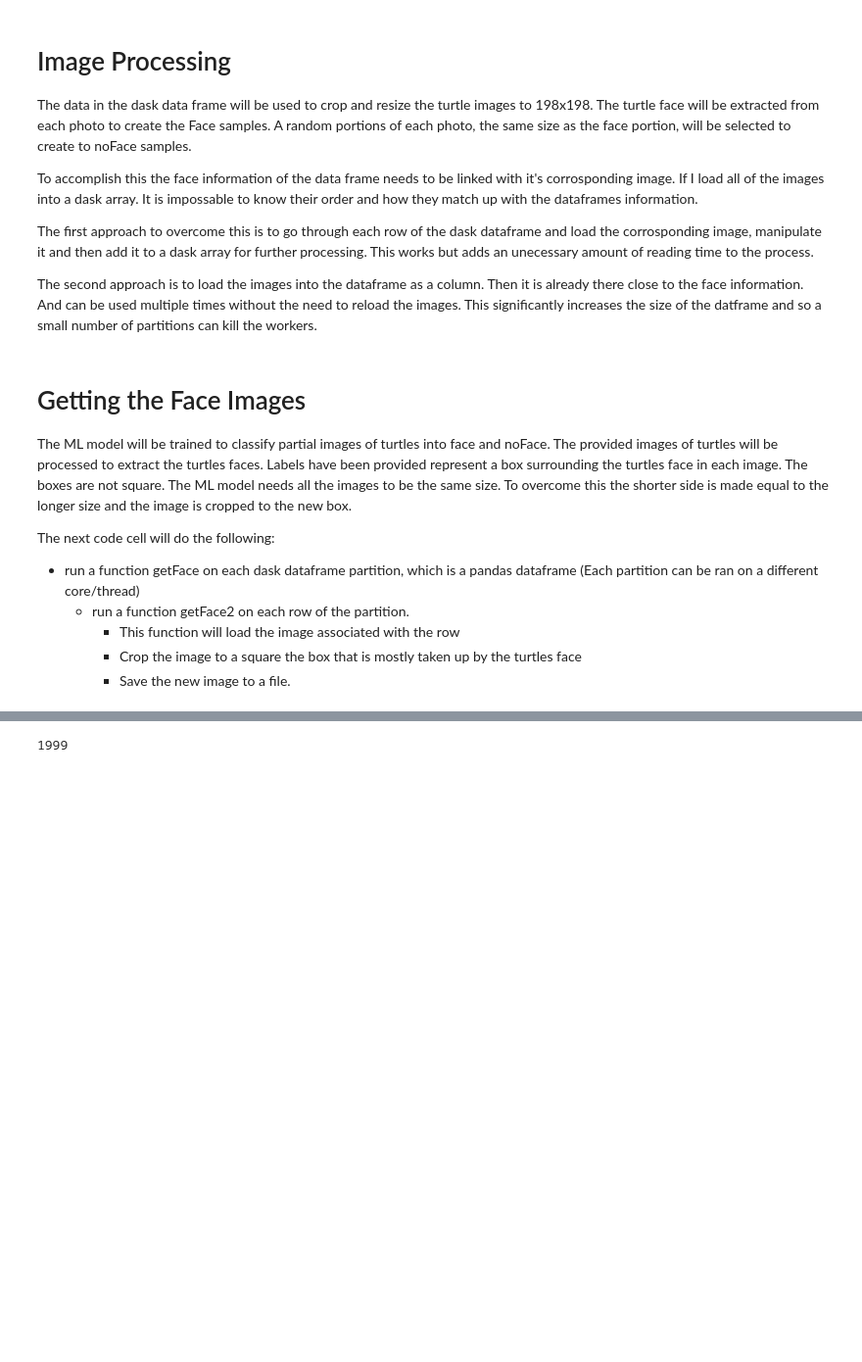
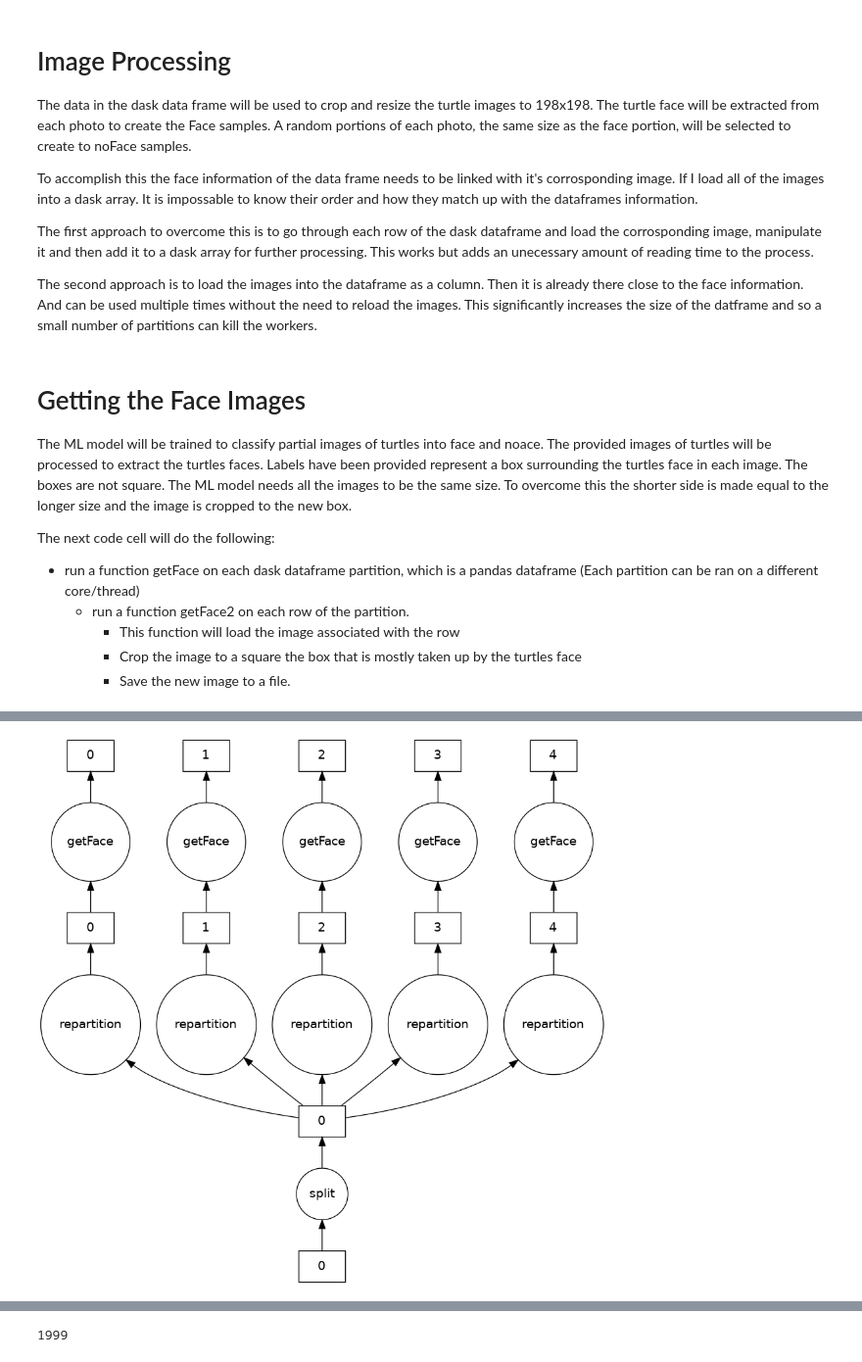
Before and after one commit to DanHarJor/MAPD-B, a Jupyter notebook: dask/notebooks/Daniel_dask_preprocessing-Copy2.ipynb, the cells around one changed output, grey strips where cells are left out. Shown at 98% size. Cells and saved outputs as stored; diff of their text form; code cells hidden in the pictures; blank space fills up the shorter version.

Commit message:
kept the important things from preprocessing in a copy

```diff
--- a/dask/notebooks/Daniel_dask_preprocessing-Copy2.ipynb
+++ b/dask/notebooks/Daniel_dask_preprocessing-Copy2.ipynb
@@ -224,7 +269,7 @@ def preamble(df, meta, persist=False):
     # adding paths for easier file reading
     def makePath(partition):
         def makePath2(row):
-            if onCV: return Path(path_img,row['filename'])
+            return Path(path_img,row['filename'])
 
         partition['file_path'] = partition.apply(makePath2, axis = 1)
         return partition
@@ -246,13 +291,13 @@ def preamble(df, meta, persist=False):
     # getting rid of images with extra faces
     df = df.groupby('filename', sort = False).first()
     meta = meta.drop(columns='filename')
-    df = df.reset_index()
-    df = df.drop(columns='filename')
-    df = df.reset_index().set_index('index')
     if persist==True: df = df.persist()
 
     return df, meta
 
 predf, premeta = preamble(df, meta)
+predf.compute()
 #predf.visualize()
-del predf, premeta
+display(predf)
+print(str(predf['file_path'].head(1).iloc[0]))
+#del predf, premeta
@@ -1129,7 +394,7 @@ The second approach is to load the images into the dataframe as a column. Then i
 # %% [markdown]
 # Getting the Face Images
 
-The ML model will be trained to classify partial images of turtles into face and noFace. The provided images of turtles will be processed to extract the turtles faces. Labels have been provided represent a box surrounding the turtles face in each image. The boxes are not square. The ML model needs all the images to be the same size. To overcome this the shorter side is made equal to the longer size and the image is cropped to the new box.
+The ML model will be trained to classify partial images of turtles into face and noace. The provided images of turtles will be processed to extract the turtles faces. Labels have been provided represent a box surrounding the turtles face in each image. The boxes are not square. The ML model needs all the images to be the same size. To overcome this the shorter side is made equal to the longer size and the image is cropped to the new box.
 
 The next code cell will do the following:
  - run a function getFace on each dask dataframe partition, which is a pandas dataframe
@@ -1138,3 +403,66 @@ The next code cell will do the following:
         - This function will load the image associated with the row
         - Crop the image to a square the box that is mostly taken up by the turtles face
         - Save the new image to a file.
+# %%
+%%time
+from skimage import util
+def getFace(partition):
+    def getFace2(image_info):
+        im = io.imread(image_info['file_path'])
+        im = im[:,:,:3]# remove fourth channel if it exists
+        y = image_info['box_topleft_y']
+        x = image_info['box_topleft_x']
+        dim = {'box_width':image_info['box_width'],'box_height':image_info['box_height']}
+        max_dim_key = max(dim, key = dim.get)
+        max_dim = image_info['max_box_dim']
+        dif = np.abs(image_info['box_width'] - image_info['box_height'])
+        half_dif = int(dif/2)
+        if max_dim_key == 'box_width':
+            new_top = y-half_dif
+            new_bottom = new_top + max_dim
+            pad_width = 0
+            if(new_top < 0):
+                pad_width = -new_top
+                new_top = 0
+            if(new_bottom > image_info['image_height']):
+                pad_width = new_bottom - image_info['image_height']
+                new_bottom = image_info['image_height']
+
+            im = np.pad(im, pad_width = [(pad_width,pad_width),(pad_width,pad_width),(0,0)], mode = 'reflect')
+            face = im[ new_top : new_bottom, x : x+max_dim, :]
+            del new_top, new_bottom, pad_width
+
+        if max_dim_key == 'box_height':
+            new_left = x-half_dif
+            new_right = new_left + max_dim
+            pad_width = 0
+            if(new_left < 0):
+                pad_width = -new_left
+                new_left = 0
+            if(new_left > image_info['image_width']):
+                pad_width = new_left - image_info['image_width']
+                new_left = image_info['image_width']
+            im = np.pad(im, pad_width = [(pad_width,pad_width),(pad_width,pad_width),(0,0)], mode = 'reflect')
+            face = im[ y : y+max_dim, new_left : new_right, :]
+            del new_left, new_right, pad_width
+        face = transform.resize(face,(198,198,3))
+        face = util.img_as_ubyte(face)
+        del im, y, x, dim, max_dim_key, max_dim, dif, half_dif
+
+        path = Path(path_face,'face_'+image_info['face_number']+'.jpg')
+        io.imsave(path,face)
+
+        #return [face]
+    partition['face_img'] = partition.apply(getFace2, axis = 1)
+    #return partition
+
+df, meta = loadData()
+df, meta = preamble(df, meta, persist=True)
+df = df.repartition(npartitions=5)
+meta = pd.DataFrame({'none':[None]})
+# meta['face_img'] = [np.zeros((198,198,3))]
+facedf = df.map_partitions(getFace, meta = meta)
+facedf.visualize()
+# del df
+# facedf
+# %% [output]
@@ -1140,0 +471 @@ The next code cell will do the following:
+[figure, added]
```
Also changed, not shown: parts of 151 cells of this notebook, 1 other file.
